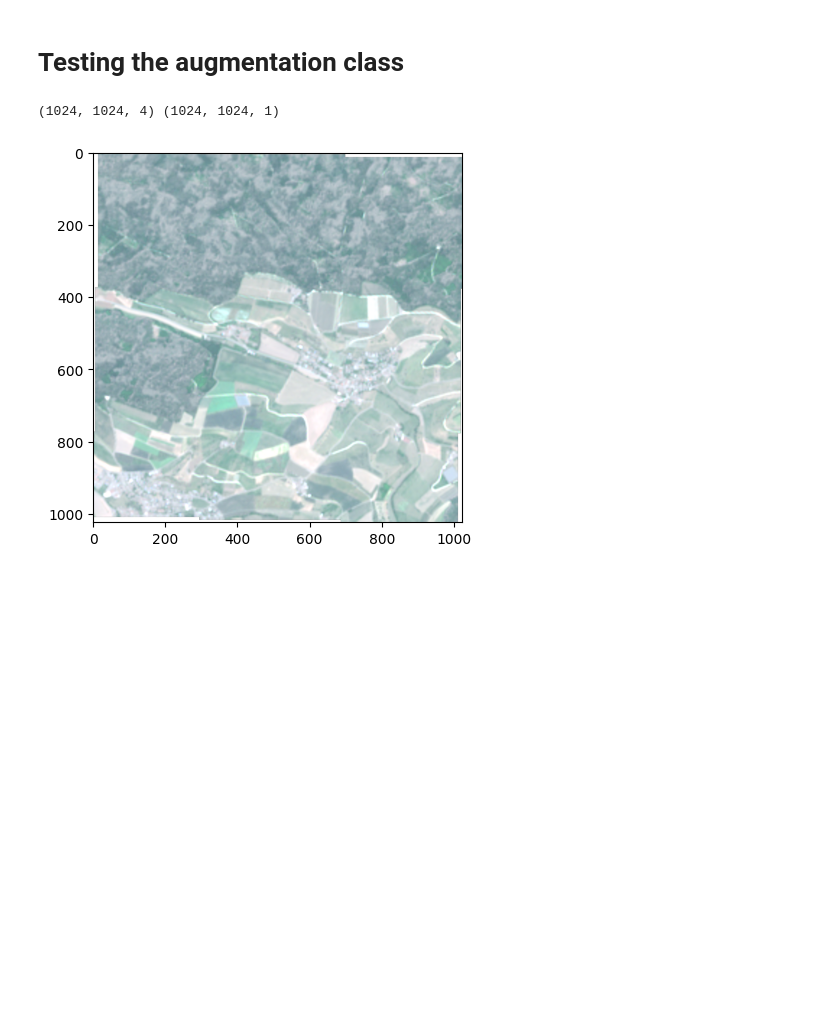
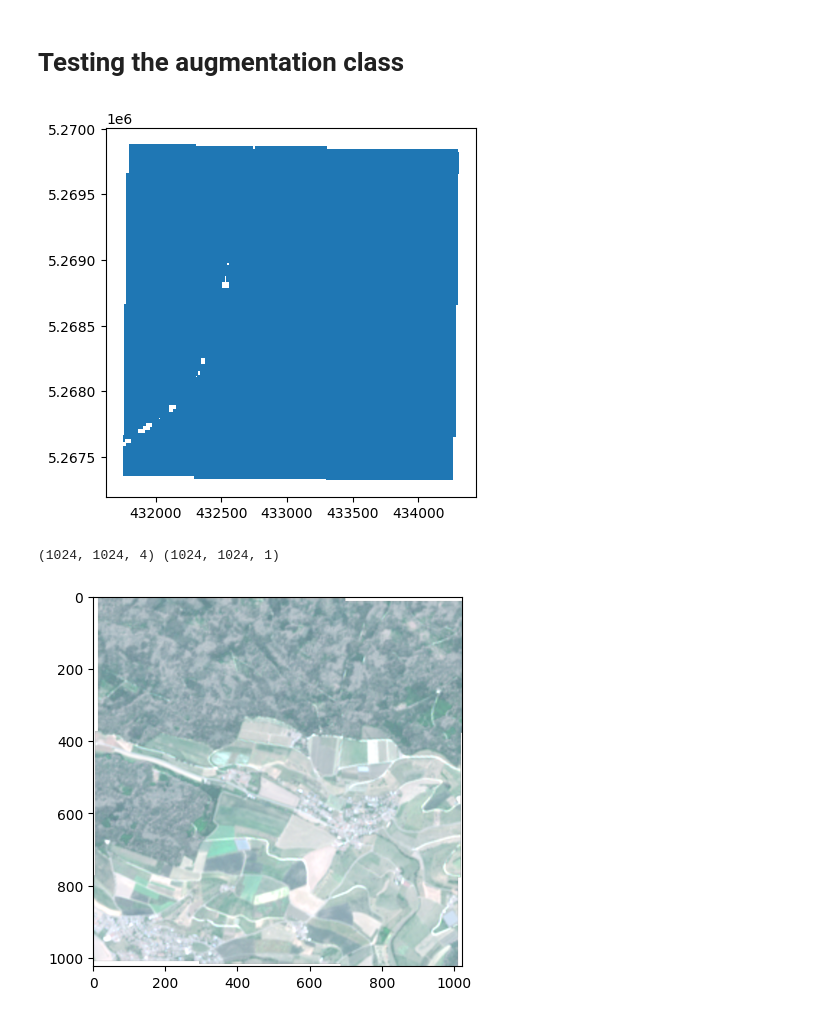
Before and after one commit to dennisshushackost/Satelite, a Jupyter notebook: augmentation.ipynb, the cells around one changed output. Drawn from its saved outputs; the diff is of its cells as text; code cells hidden in the pictures; blank space fills up the shorter version.

Commit message:
Added image extend formula

```diff
--- a/augmentation.ipynb
+++ b/augmentation.ipynb
@@ -1,5 +1,86 @@
 # %% [markdown]
 # Testing the augmentation class
+# %%
+"""
+Extracts the parcels from the main data and adjusts them according to
+the satelite image.
+"""
+import geopandas as gpd
+import rasterio
+from shapely.geometry import box
+
+# Load the cantonal data:
+canton = "/home/tfuser/project/Satelite/data/AG.gpkg"
+canton = gpd.read_file(canton)
+# %%
+import rasterio
+from rasterio.features import shapes
+import numpy as np
+from shapely.geometry import shape, box
+import geopandas as gpd
+
+import rasterio
+import geopandas as gpd
+from rasterio.features import shapes
+import numpy as np
+
+def get_data_mask(image_path):
+    """
+    Extracts the data mask from a satellite image and converts it to a GeoDataFrame.
+    Only the largest area with data is included, based on the non-null data values in the image.
+    """
+    with rasterio.open(image_path) as src:
+        if src.nodata is not None:
+            # Create a mask where 1 indicates data is present and 0 indicates no data
+            mask = src.read_masks(1) != 0
+
+        # Generate polygons from the data mask
+        mask_shapes = shapes(mask.astype(np.uint8), mask=mask, transform=src.transform)
+
+        # Create GeoDataFrame from polygons where data is present
+        gdf = gpd.GeoDataFrame.from_features(
+            [{"geometry": shape, "properties": {}} for shape, value in mask_shapes if value == 1],
+            crs=src.crs
+        )
+
+        # Filter to only keep the largest polygon by area
+        if not gdf.empty:
+            gdf['area'] = gdf['geometry'].area
+            largest_polygon = gdf.loc[gdf['area'].idxmax()]
+            return gpd.GeoDataFrame([largest_polygon], crs=src.crs)
+
+        return gdf
+
+def get_image_extent_with_mask(image_path):
+    """Extract the image extent and no-data mask."""
+    with rasterio.open(image_path) as img:
+        bounds = img.bounds
+        meta = img.meta.copy()
+        mask = get_data_mask(image_path)
+        return box(bounds.left, bounds.bottom, bounds.right, bounds.top), meta, mask
+
+def trim_parcels_to_data_areas(canton, image_extent, crs, data_mask_gdf):
+    """Trim parcels to only include the areas that overlap with data-rich regions of the satellite image."""
+
+    # Intersect with image extent with spatial join:
+    image_extent_gdf = gpd.GeoDataFrame([{'geometry': image_extent}], crs=crs)
+    trimmed_parcels = gpd.sjoin(canton, image_extent_gdf, how='inner', op='intersects')
+
+    # Intersect with data areas
+    trimmed_parcels = gpd.overlay(trimmed_parcels, data_mask_gdf, how='intersection')
+
+    return trimmed_parcels
+
+
+if __name__ == "__main__":
+    satellite_image = "/home/tfuser/project/Satelite/data/satellite/AG_parcel_163.tif"
+
+    image_extent, meta, data_mask_gdf = get_image_extent_with_mask(satellite_image)
+    canton = canton.to_crs(meta['crs'])
+    trimmed = trim_parcels_to_data_areas(canton, image_extent, meta['crs'], data_mask_gdf)
+    trimmed.to_file("trimmed.gpkg", driver="GPKG")
+# %% [output]
+[figure, added]
 # %%
 """
 This script loads the tensorflow dataset and does on the fly augmentation
```
Also changed, not shown: 7 other files.
